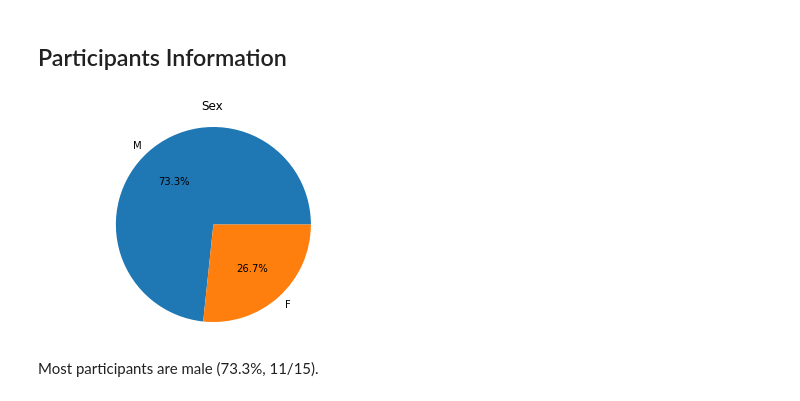
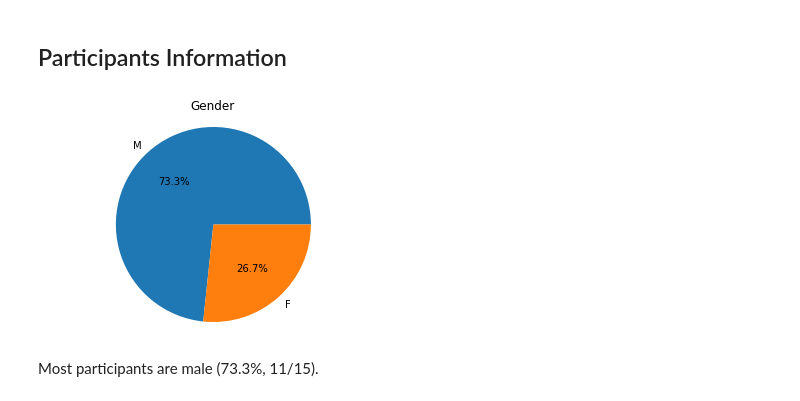
Before and after one commit to FreekDS/Analysis-Spatial-Audio-In-VR, a Jupyter notebook: spatial-audio-analysis.ipynb, the cells around one changed output. Cells and saved outputs as stored; diff of their text form; code cells hidden in the pictures.

```diff
--- a/spatial-audio-analysis.ipynb
+++ b/spatial-audio-analysis.ipynb
@@ -192,14 +192,14 @@ sfx_dfs[0].head(1000)
 # %%
 # TODO
 v_counts = participants_df['Sex'].value_counts()
 fig, ax = plt.subplots()
-plt.title('Sex')
+plt.title('Gender')
 ax.pie(v_counts.to_list(), labels=['M', 'F'], autopct='%1.1f%%')
 ax.axis('equal')
 plt.show()
 plt.close()
 # %% [output]
-[figure, old version]
+[figure, new version]
 # %% [markdown]
 Most participants are male (73.3%, 11/15).
 # %%
```
Also changed, not shown: parts of 9 cells of this notebook.
